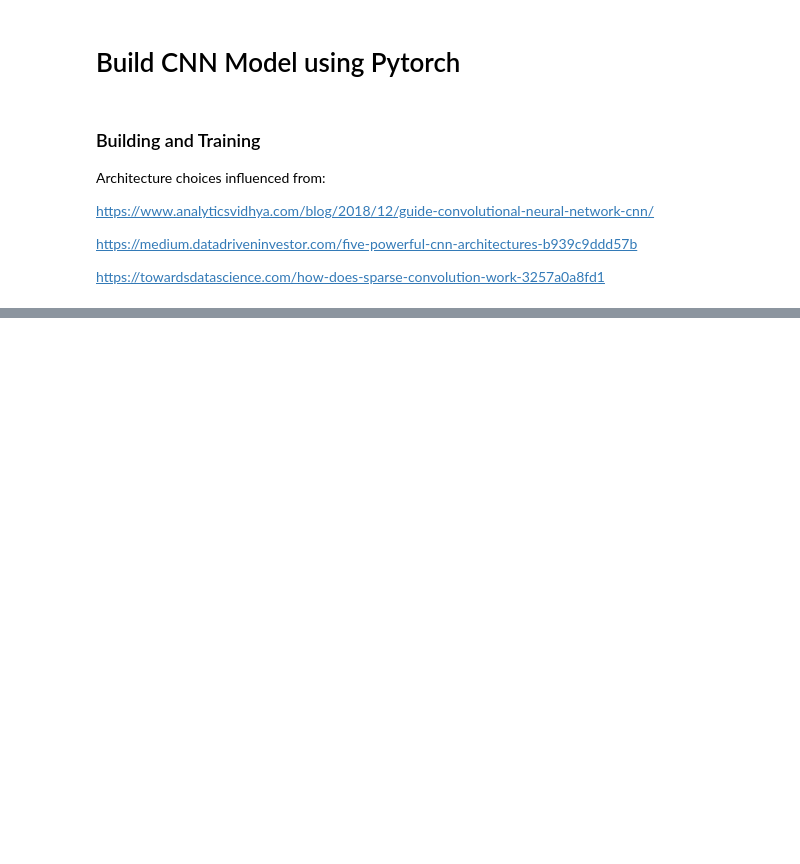
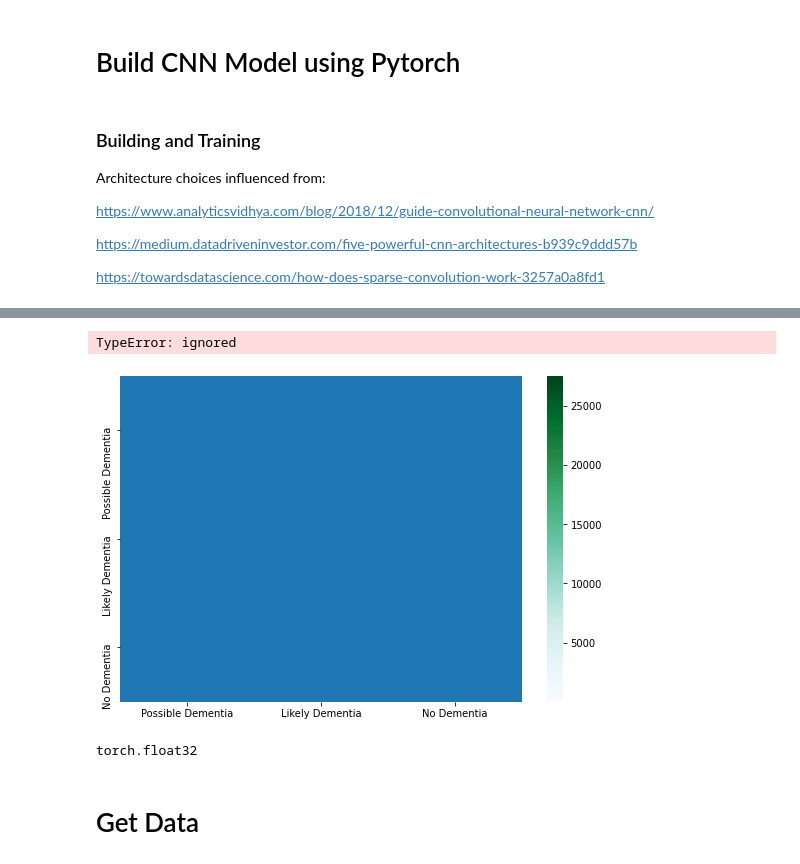
Before and after one commit to ian-byrne/MADSmilestone2, a Jupyter notebook: Supervised_CNN.ipynb, the cells around one changed output, grey strips where cells are left out. Saved outputs shown, nothing was run; the diff lists cells and outputs as text; code cells hidden in the pictures; blank space fills up the shorter version.

Commit message:
load npy files script implemented

```diff
--- a/Supervised_CNN.ipynb
+++ b/Supervised_CNN.ipynb
@@ -185,0 +100,6 @@ classes = (0, 1, 2)
+# %%
+# Load numpy array files, add dimension of 1 for gray scale, and zip images and labels
+# get zipped im label and separate label tensors
+training_data, y_train_tensor = ld.load_np_files("train_images.npy", "train_labels.npy")
+validation_data, y_val_tensor = ld.load_np_files("val_images.npy", "val_labels.npy")
+test_data, y_test_tensor = ld.load_np_files("test_images.npy", "test_labels.npy")
@@ -186,3 +110,12 @@ classes = (0, 1, 2)
+# %%
+# Get image data and label tensors
+train_loader = torch.utils.data.DataLoader(training_data, batch_size = batch_size, shuffle = False)
+validate_loader = torch.utils.data.DataLoader(validation_data, batch_size = batch_size, shuffle = False)
+test_loader = torch.utils.data.DataLoader(test_data, batch_size = batch_size, shuffle = False)
+
+
+#Labels
+classes = (0, 1, 2)
 # %%
 def imshow(img):
     img = img / 2 + 0.5     # unnormalize
@@ -389,0 +405,13 @@ class Helper():
+# %%
+import torch
+# import our library
+import torchmetrics
+from torchmetrics import ConfusionMatrix
+#target
+y_train_tensor
+# predictions
+train_preds
+
+confmat = ConfusionMatrix(num_classes=3)
+f = confmat(train_preds, y_train_tensor)
+# make heat map from this matrix
@@ -389,0 +466,20 @@ class Helper():
+# %%
+#plot_confusion_matrix(confmat, ["Possible Dementia", "Likely Dementia", "No Dementia"])
+import pandas as pd
+import seaborn as sns
+class_names = ["Possible Dementia", "Likely Dementia", "No Dementia"]
+df_cm = pd.DataFrame(f, class_names, class_names)
+plt.figure(figsize = (9,6))
+sns.heatmap(df_cm, annot=True, fmt="d", cmap='BuGn')
+plt.xlabel("prediction")
+plt.ylabel("label (ground truth)")
+plt.show()
+# %% [output]
+TypeError: ignored
+[figure, added]
+# %%
+confmat.dtype
+# %% [output]
+torch.float32
+# %% [markdown]
+# Get Data
```
Also changed, not shown: parts of 28 cells of this notebook.
